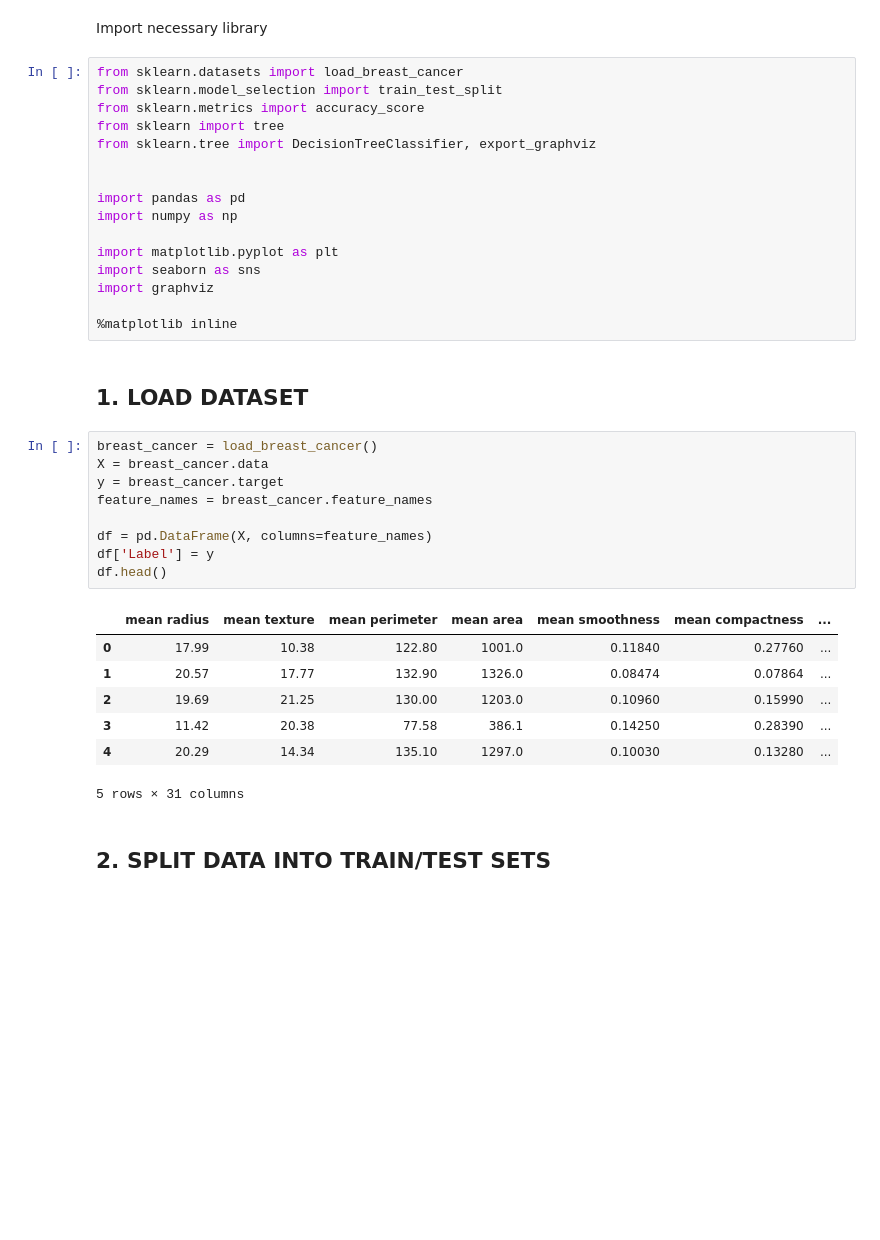
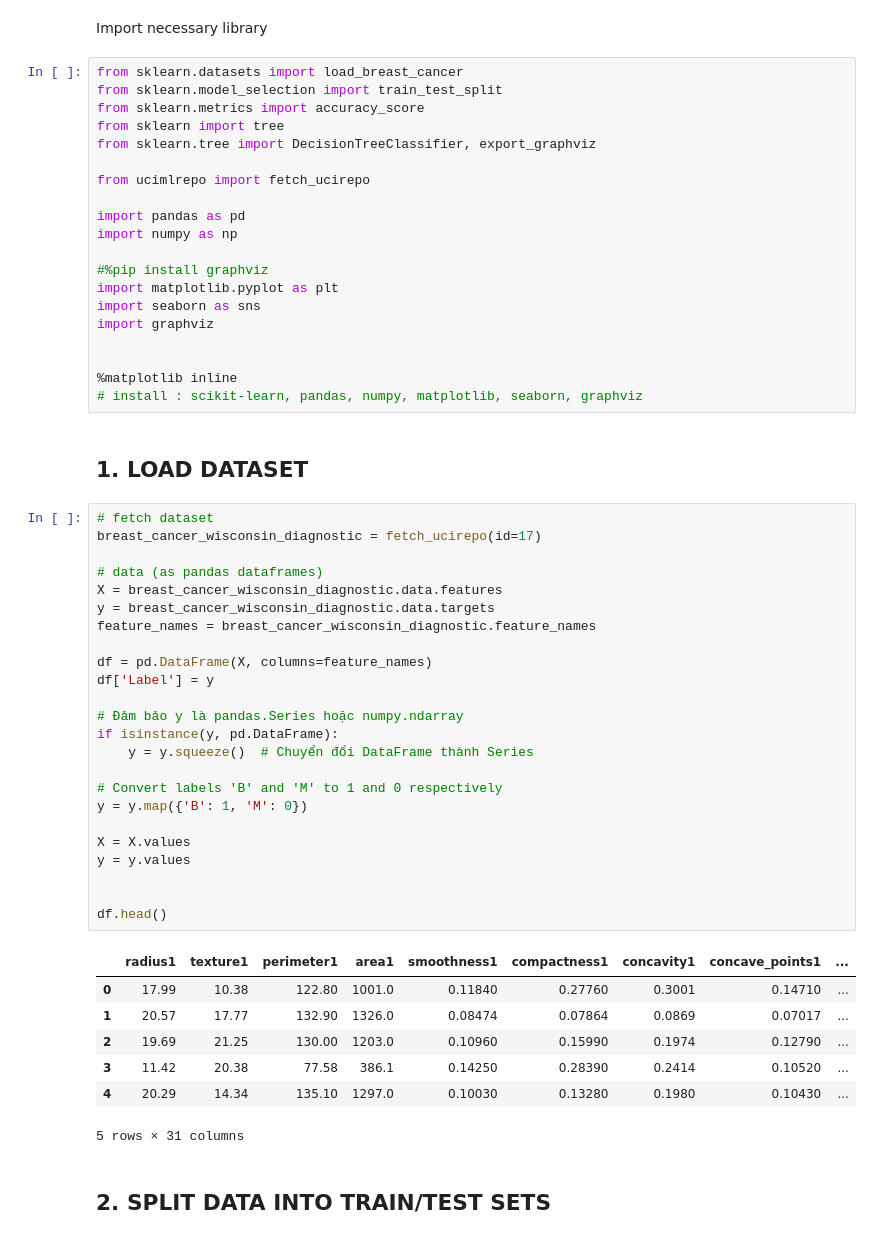
Before and after one commit to Tuyen572004/Decision-Tree, a Jupyter notebook: Source/Cancer/DecisionTree_Cancer.ipynb, the cells around one changed output. Drawn from its saved outputs; the diff is of its cells as text; blank space fills up the shorter version.

```diff
--- a/Source/Cancer/DecisionTree_Cancer.ipynb
+++ b/Source/Cancer/DecisionTree_Cancer.ipynb
@@ -10,34 +10,53 @@ from sklearn.metrics import accuracy_score
 from sklearn import tree
 from sklearn.tree import DecisionTreeClassifier, export_graphviz
 
+from ucimlrepo import fetch_ucirepo
 
 import pandas as pd
 import numpy as np
 
+#%pip install graphviz
 import matplotlib.pyplot as plt
 import seaborn as sns
 import graphviz
 
+
 %matplotlib inline
+# install : scikit-learn, pandas, numpy, matplotlib, seaborn, graphviz
 # %% [markdown]
 ## 1. LOAD DATASET
-# %%
-breast_cancer = load_breast_cancer()
-X = breast_cancer.data
-y = breast_cancer.target
-feature_names = breast_cancer.feature_names
-
-df = pd.DataFrame(X, columns=feature_names)
-df['Label'] = y
-df.head()
-# %% [output]
-|  | mean radius | mean texture | mean perimeter | mean area | mean smoothness | mean compactness | ... |
-| 0 | 17.99 | 10.38 | 122.80 | 1001.0 | 0.11840 | 0.27760 | ... |
-| 1 | 20.57 | 17.77 | 132.90 | 1326.0 | 0.08474 | 0.07864 | ... |
-| 2 | 19.69 | 21.25 | 130.00 | 1203.0 | 0.10960 | 0.15990 | ... |
-| 3 | 11.42 | 20.38 | 77.58 | 386.1 | 0.14250 | 0.28390 | ... |
-| 4 | 20.29 | 14.34 | 135.10 | 1297.0 | 0.10030 | 0.13280 | ... |
-5 rows × 31 columns
+# %%
+# fetch dataset
+breast_cancer_wisconsin_diagnostic = fetch_ucirepo(id=17)
+
+# data (as pandas dataframes)
+X = breast_cancer_wisconsin_diagnostic.data.features
+y = breast_cancer_wisconsin_diagnostic.data.targets
+feature_names = breast_cancer_wisconsin_diagnostic.feature_names
+
+df = pd.DataFrame(X, columns=feature_names)
+df['Label'] = y
+
+# Đảm bảo y là pandas.Series hoặc numpy.ndarray
+if isinstance(y, pd.DataFrame):
+    y = y.squeeze()  # Chuyển đổi DataFrame thành Series
+
+# Convert labels 'B' and 'M' to 1 and 0 respectively
+y = y.map({'B': 1, 'M': 0})
+
+X = X.values
+y = y.values
+
+
+df.head()
+# %% [output]
+|  | radius1 | texture1 | perimeter1 | area1 | smoothness1 | compactness1 | concavity1 | concave_points1 | ... |
+| 0 | 17.99 | 10.38 | 122.80 | 1001.0 | 0.11840 | 0.27760 | 0.3001 | 0.14710 | ... |
+| 1 | 20.57 | 17.77 | 132.90 | 1326.0 | 0.08474 | 0.07864 | 0.0869 | 0.07017 | ... |
+| 2 | 19.69 | 21.25 | 130.00 | 1203.0 | 0.10960 | 0.15990 | 0.1974 | 0.12790 | ... |
+| 3 | 11.42 | 20.38 | 77.58 | 386.1 | 0.14250 | 0.28390 | 0.2414 | 0.10520 | ... |
+| 4 | 20.29 | 14.34 | 135.10 | 1297.0 | 0.10030 | 0.13280 | 0.1980 | 0.10430 | ... |
+5 rows × 31 columns
 # %% [markdown]
 ## 2. SPLIT DATA INTO TRAIN/TEST SETS
 # %%
```
Also changed, not shown: parts of 2 cells of this notebook.
